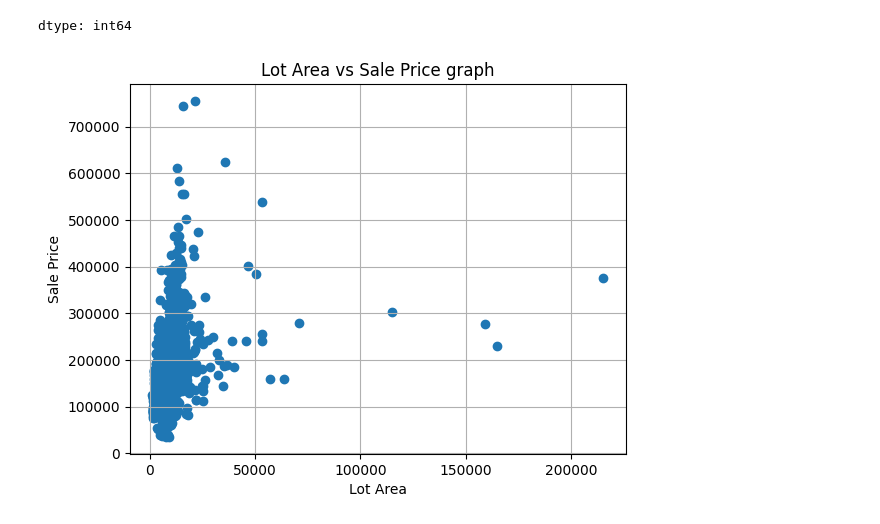
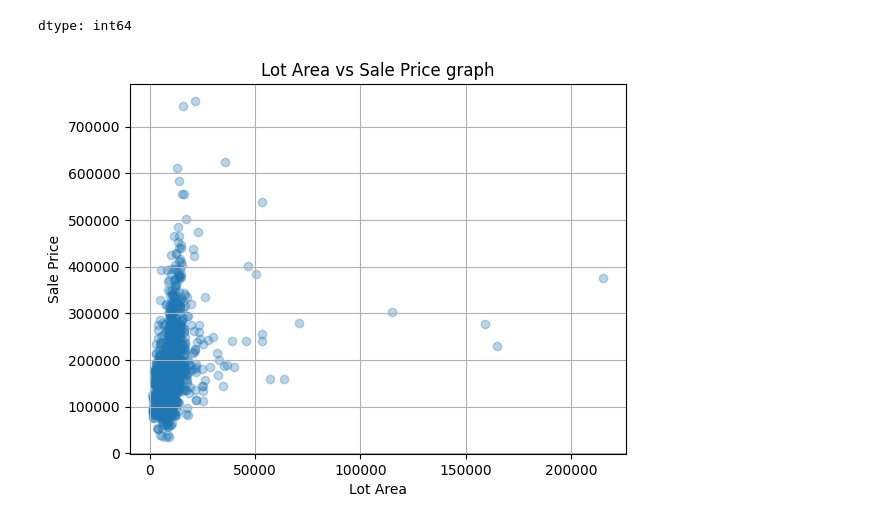
Before and after one commit to akhilesh2009/housing_prices_competition, a Jupyter notebook: housing_prices_competition.ipynb, the cells around one changed output. Saved outputs shown, nothing was run; the diff lists cells and outputs as text; code cells hidden in the pictures.

```diff
--- a/housing_prices_competition.ipynb
+++ b/housing_prices_competition.ipynb
@@ -115,14 +115,14 @@ dtype: int64
 # %%
 def area_price_graph():
   lot_area = train["LotArea"]
   sale_price = train["SalePrice"]
-  plt.scatter(lot_area, sale_price)
+  plt.scatter(lot_area, sale_price, alpha=0.3)
   plt.title("Lot Area vs Sale Price graph")
   plt.xlabel("Lot Area")
   plt.ylabel("Sale Price")
   plt.grid(True)
   plt.show
 
 area_price_graph()
 # %% [output]
-[figure, old version]
+[figure, new version]
```
